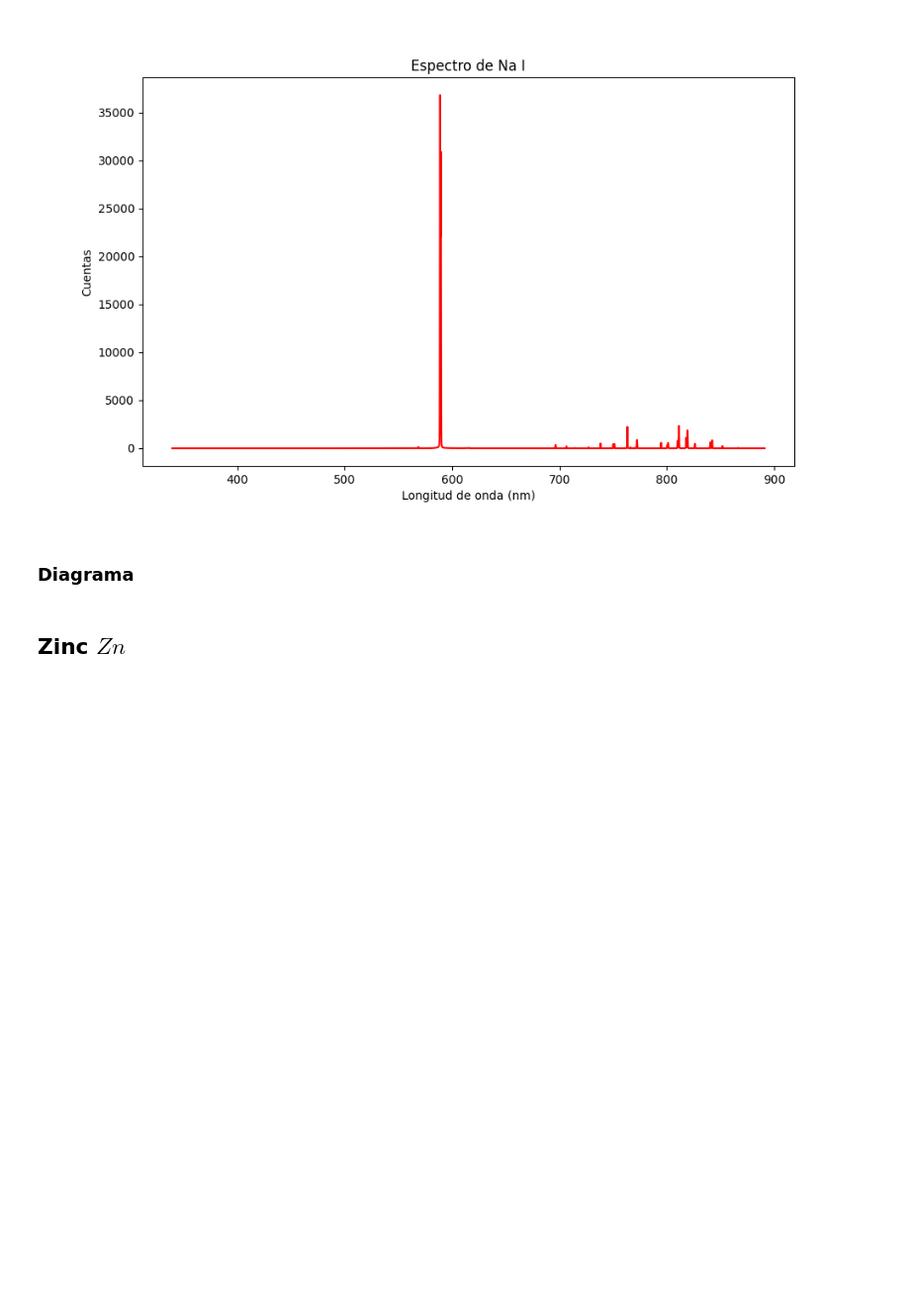
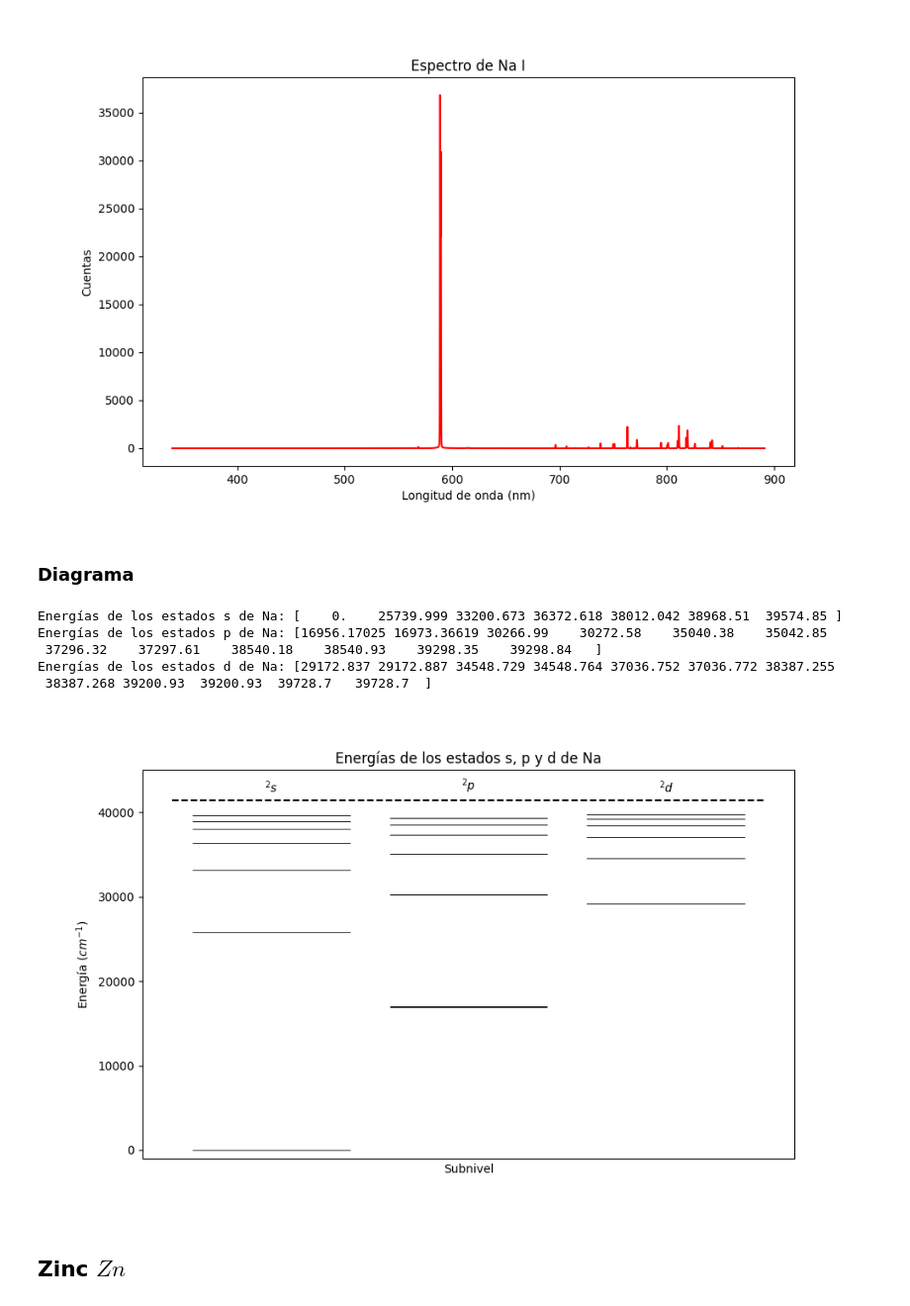
Before and after one commit to Edgarfevi/Proyectos, a Jupyter notebook: Proyectos_python/FISICA/TEIII/archivos_py/segundo_cuatri/capas_finas.ipynb, the cells around one changed output. Shown at 99% size. Cells and saved outputs as stored; diff of their text form; code cells hidden in the pictures; blank space fills up the shorter version.

Commit message:
diagramas acabados

```diff
--- a/Proyectos_python/FISICA/TEIII/archivos_py/segundo_cuatri/capas_finas.ipynb
+++ b/Proyectos_python/FISICA/TEIII/archivos_py/segundo_cuatri/capas_finas.ipynb
@@ -78,10 +78,70 @@ plt.show()
 # %% [markdown]
 ### Diagrama
 # %%
+import pandas as pd
+Data =pd.read_excel('/home/edgar/Descargas/PL2_Practica4B_Grupo6.xlsx')
+
 Bins = [r"$^2s$",r"$^2p$",r"$^2d$"]
 
-Datos_Energia_1 =[0,0,0]
-Datos_Energia_2 =[]
+Datos_Energia_s_Na =[]
+Datos_Energia_p_Na =[]
+Datos_Energia_d_Na =[]
+
+
+for i in range(len(Data)):
+    if Data.iloc[i, 2] == ' 2S ':
+            Datos_Energia_s_Na.append(Data.iloc[i, 3])
+    elif Data.iloc[i, 2] == ' 2P° ':
+            Datos_Energia_p_Na.append(Data.iloc[i, 3])
+            Datos_Energia_p_Na.append(Data.iloc[i+1, 3])
+    elif Data.iloc[i, 2] == ' 2D ':
+            Datos_Energia_d_Na.append(Data.iloc[i, 3])
+            Datos_Energia_d_Na.append(Data.iloc[i+1, 3])
+
+
+for i in range(len(Datos_Energia_s_Na)-1):
+    Datos_Energia_s_Na[i+1] = Datos_Energia_s_Na[i+1].replace(' ', '')
+    Datos_Energia_s_Na[i+1] = float(Datos_Energia_s_Na[i+1])
+
+for i in range(len(Datos_Energia_p_Na)):
+    Datos_Energia_p_Na[i] = Datos_Energia_p_Na[i].replace(' ', '')
+    Datos_Energia_p_Na[i] = float(Datos_Energia_p_Na[i])
+
+for i in range(len(Datos_Energia_d_Na)):
+    Datos_Energia_d_Na[i] = Datos_Energia_d_Na[i].replace(' ', '')
+    Datos_Energia_d_Na[i] = float(Datos_Energia_d_Na[i])
+
+Energia_s = np.array(Datos_Energia_s_Na)
+Energia_p = np.array(Datos_Energia_p_Na)
+Energia_d = np.array(Datos_Energia_d_Na)
+
+print("Energías de los estados s de Na:", Energia_s)
+print("Energías de los estados p de Na:", Energia_p)
+print("Energías de los estados d de Na:", Energia_d)
+
+
+
+plt.figure(figsize=(10, 6))
+plt.hlines(Energia_s, 0.1, 0.9, label='s', color='black',linewidth=0.6)
+plt.hlines(Energia_p, 1.1, 1.9, label='p', color='black',linewidth=0.6)
+plt.hlines(Energia_d, 2.1, 2.9, label='d', color='black',linewidth=0.6)
+plt.hlines(41455,0,3, label='Ionización', color='black', linestyle='dashed')
+plt.xlabel('Subnivel')
+plt.xticks([])
+plt.ylabel(r'Energía $(cm^{-1})$')
+plt.title('Energías de los estados s, p y d de Na')
+plt.ylim(-1000, 45000)
+plt.text(0.5, 42000, r'$^2s$', ha='center', va='bottom')
+plt.text(1.5, 42000, r'$^2p$', ha='center', va='bottom')
+plt.text(2.5, 42000, r'$^2d$', ha='center', va='bottom')
+plt.show()
+# %% [output]
+Energías de los estados s de Na: [    0.    25739.999 33200.673 36372.618 38012.042 38968.51  39574.85 ]
+Energías de los estados p de Na: [16956.17025 16973.36619 30266.99    30272.58    35040.38    35042.85
+ 37296.32    37297.61    38540.18    38540.93    39298.35    39298.84   ]
+Energías de los estados d de Na: [29172.837 29172.887 34548.729 34548.764 37036.752 37036.772 38387.255
+ 38387.268 39200.93  39200.93  39728.7   39728.7  ]
+[figure, added]
 # %% [markdown]
 ## Zinc $Zn$
 # %%
```
Also changed, not shown: parts of 2 cells of this notebook.
